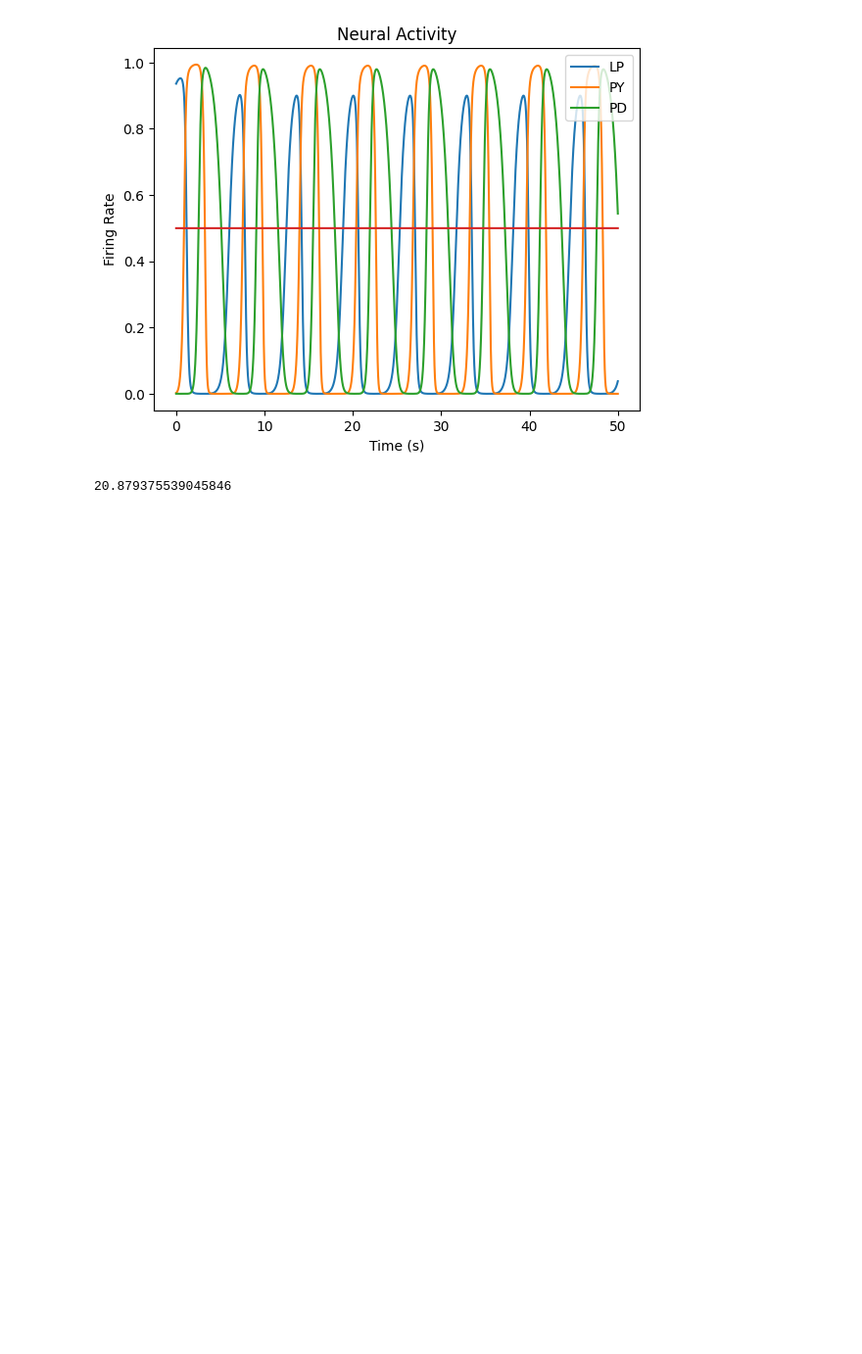
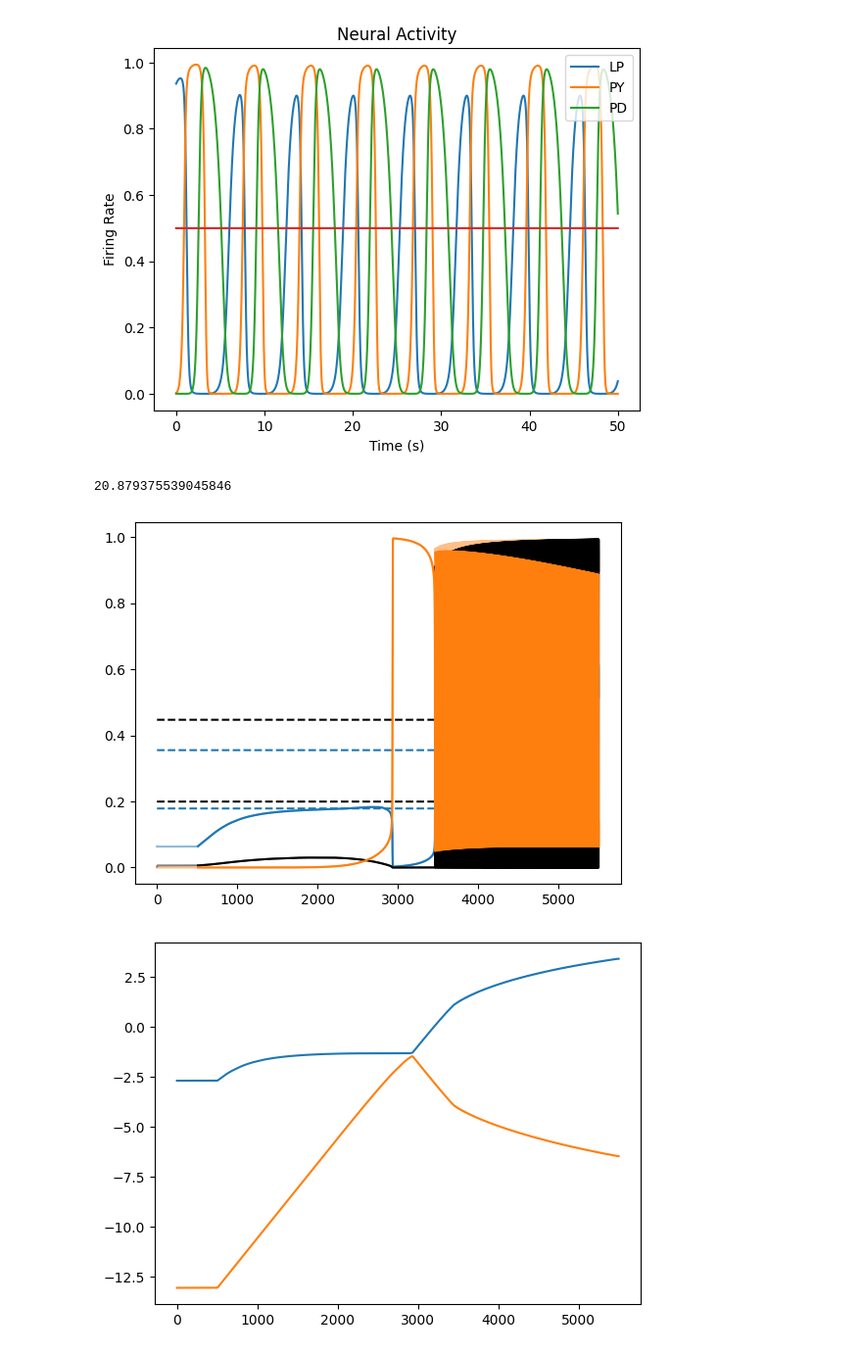
Before and after one commit to ljstolting/EvolvingHP, a Jupyter notebook: Python/Viz_trajectories.ipynb, the cells around one changed output. Shown at 98% size. Drawn from its saved outputs; the diff is of its cells as text; code cells hidden in the pictures; blank space fills up the shorter version.

```diff
--- a/Python/Viz_trajectories.ipynb
+++ b/Python/Viz_trajectories.ipynb
@@ -74,0 +66,33 @@ C1 = CTRNN(3,.001,50,,genomes[idx])
+# %%
+outputs = np.loadtxt("trackoutputs.dat")
+averages = np.loadtxt("trackaverages.dat")
+biases = np.loadtxt("trackbiases.dat")
+
+transient_dur = 500
+plastic_dur = 5000
+stepsize = .01
+transientsteps = int(transientdur/stepsize)
+time = np.arange(0,transient_dur+plastic_dur+stepsize,stepsize)
+
+HPbounds = np.array([1.78728e-01,1.99577e-01,3.55230e-01,4.47151e-01])
+windowdur = 10
+windowsteps = int(windowdur/stepsize)
+
+colors = ['tab:blue','k','tab:orange']
+labels = ['LP','PY','PD']
+
+for i in range(3):
+    plt.plot(time,outputs[:,i],color=colors[i],alpha=.5,label=labels[i])
+for i in range(2):
+    plt.plot(time,np.ones(len(time))*HPbounds[i],linestyle="dashed",color = colors[i])
+    plt.plot(time,np.ones(len(time))*HPbounds[i+2],linestyle="dashed",color= colors[i])
+for i in range(3):
+    plt.plot(time[transientsteps+windowsteps:],averages[transientsteps+windowsteps:,i],color=colors[i])
+# plt.legend()
+plt.show()
+
+plt.plot(time,biases)
+plt.show()
+# %% [output]
+[figure, added]
+[figure, added]
```
Also changed, not shown: parts of 2 cells of this notebook, 10 other files.
